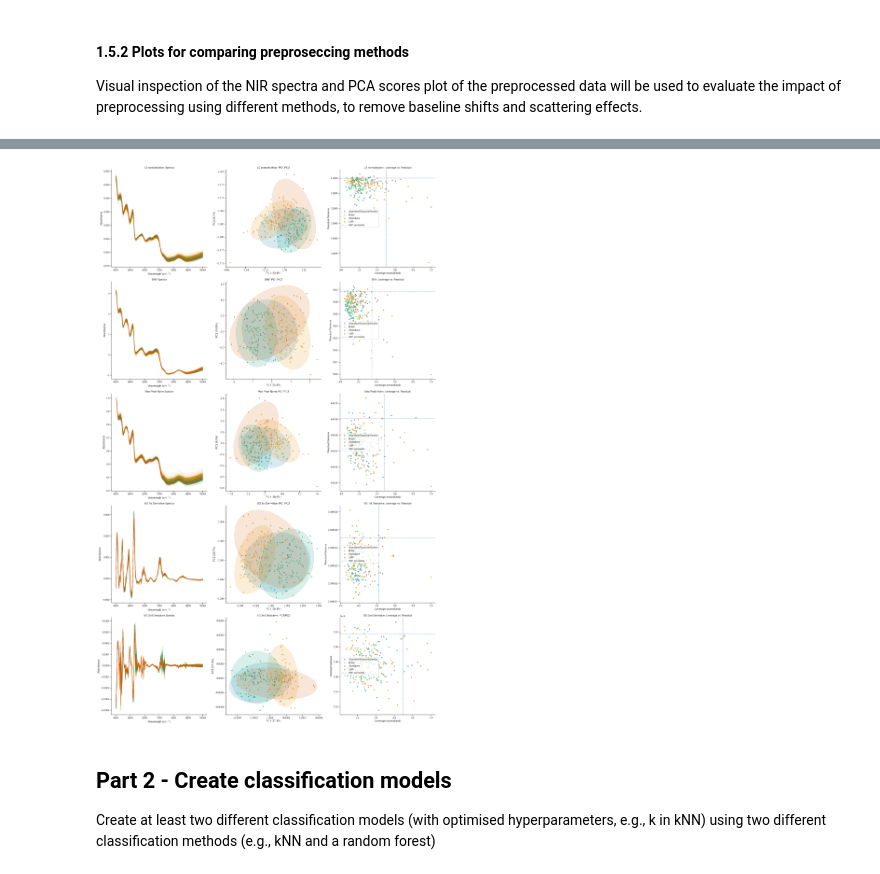
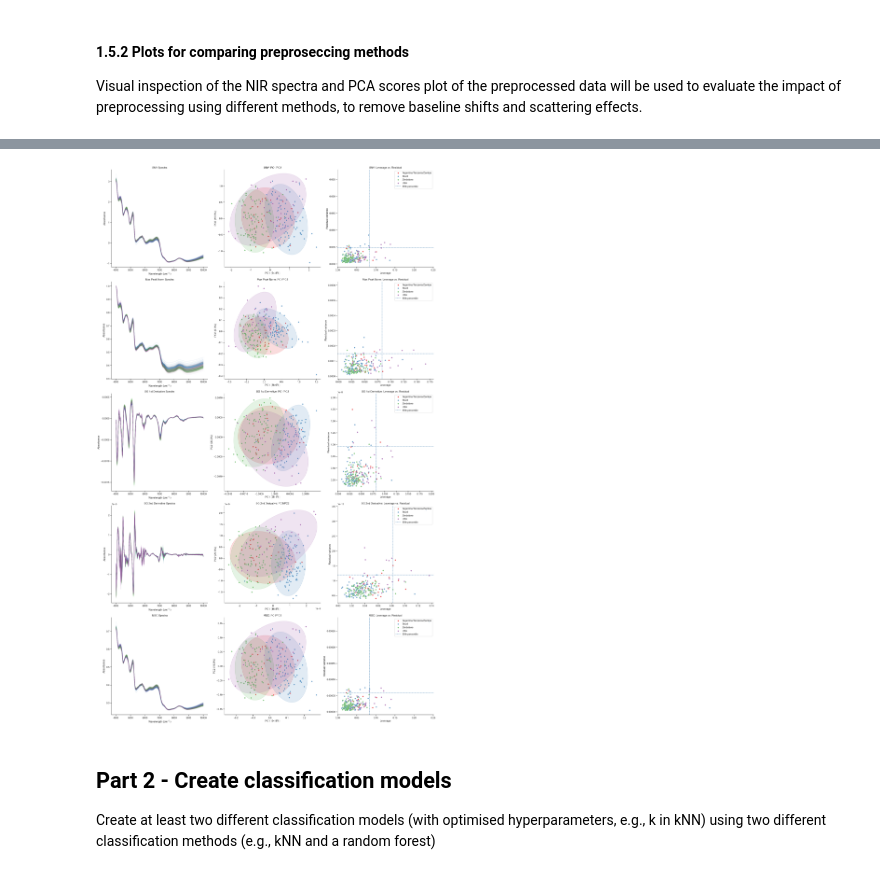
Before and after one commit to ejontnu/Project-Chemometric, a Jupyter notebook: Project.ipynb, the cells around one changed output, grey strips where cells are left out. Drawn from its saved outputs; the diff is of its cells as text; code cells hidden in the pictures.

```diff
--- a/Project.ipynb
+++ b/Project.ipynb
@@ -260,12 +331,11 @@ plot_nir_spectra(
     show_legend=False
 )
 
-# PCA computation
-scores, varpca, pca = run_pca(X)
+
 
 # PC1 vs PC2
-plot_pca_scores(
-    scores, varpca, countries, country_color_map,
+run_pca_plot_scores(
+    X, countries, country_color_map,
     ax=axes[1],
     pcs=(1, 2),
     ellipses=True,
@@ -274,12 +344,13 @@ plot_pca_scores(
 )
 
 # PC2 vs PC3
-plot_pca_scores(
-    scores, varpca, countries, country_color_map,
+run_pca_plot_scores(
+    X, countries, country_color_map,
     ax=axes[2],
     pcs=(2, 3),
     ellipses=True,
-    title="PCA scores: PC2 vs PC3"
+    title="PCA scores: PC2 vs PC3",
+    show_legend=True
 )
 
 # Clean all subplots
@@ -514,20 +593,20 @@ def sg_2d(spectra, window_length=17, polyorder=2):
 #### 1.5.2 Plots for comparing preproseccing methods
 Visual inspection of the NIR spectra and PCA scores plot of the preprocessed data will be used to evaluate the impact of preprocessing using different methods, to remove baseline shifts and scattering effects.
 # %%
-X_l2 = normalise_l2(X_train)
-X_max = normalise_max_peak(X_train)
+X_max = max_peak_normalisation(X_train)
 X_snv = snv(X_train)
-X_sg1 = sg1(X_train)
-X_sg2 = sg2(X_train)
+X_sg1= sg_derivative(wavelengths, X_train, deriv=1)
+X_sg2= sg_derivative(wavelengths, X_train, deriv=2)
+X_msc = msc(X_train)
 
 # Each method is stored as (label, preprocessed data) so the loop below
 # can iterate without repeating code for every method.
 methods = {
-    "L2 normalisation:": X_l2,
     "SNV": X_snv,
     "Max Peak Norm": X_max,
     "SG 1st Derivative": X_sg1,
     "SG 2nd Derivative": X_sg2,
+    "MSC": X_msc
 }
 
 # One row per preprocessing method, three columns:
@@ -539,9 +618,9 @@ fig, axes = plt.subplots(5, 3, figsize=(22, 36))
 for i, (name, data) in enumerate(methods.items()):
     plot_nir_spectra(data, wavelengths, y_train, country_color_map,
                      axes[i, 0], title=f"{name} Spectra", show_legend=False)
-    run_pca_and_plot_scores(data, y_train, country_color_map,
+    run_pca_plot_scores(data, y_train, country_color_map,
                             axes[i, 1], pcs=(1, 2), title=f"{name}: PC1/PC2", show_legend=False)
-    run_pca_and_plot_scores(data, y_train, country_color_map,
+    run_pca_plot_scores(data, y_train, country_color_map,
                             axes[i, 2], pcs=(2, 3), title=f"{name}: PC2/PC3", show_legend=True)
 
 sns.despine(fig=fig)
@@ -552,19 +631,19 @@ plt.show()
 # %%
 fig, axes = plt.subplots(5, 3, figsize=(22, 36))
 
 for i, (name, data) in enumerate(methods.items()):
     plot_nir_spectra(data, wavelengths, y_train, country_color_map,
                      axes[i, 0], title=f"{name} Spectra", show_legend=False)
-    run_pca_and_plot_scores(data, y_train, country_color_map,
+    run_pca_plot_scores(data, y_train, country_color_map,
                             axes[i, 1], pcs=(1, 2), title=f"{name}: PC1/PC2", show_legend=False)
-    plot_leverage_residuals(data, y_train, country_color_map,
-                            ax=axes[i, 2], title=f"{name}: Leverage vs. Residual", n_components=10)
+    plot_pca_leverage_residuals(data, y_train, country_color_map,
+                            ax=axes[i, 2], title=f"{name}: Leverage vs. Residual")
 
 sns.despine(fig=fig)
 plt.tight_layout()
 plt.show()
 # %% [output]
-[figure, old version]
+[figure, new version]
 # %% [markdown]
 ## Part 2 - Create classification models
 Create at least two different classification models (with optimised hyperparameters, e.g., k in kNN) using two different classification methods (e.g., kNN and a random forest)
```
Also changed, not shown: parts of 5 cells of this notebook.
